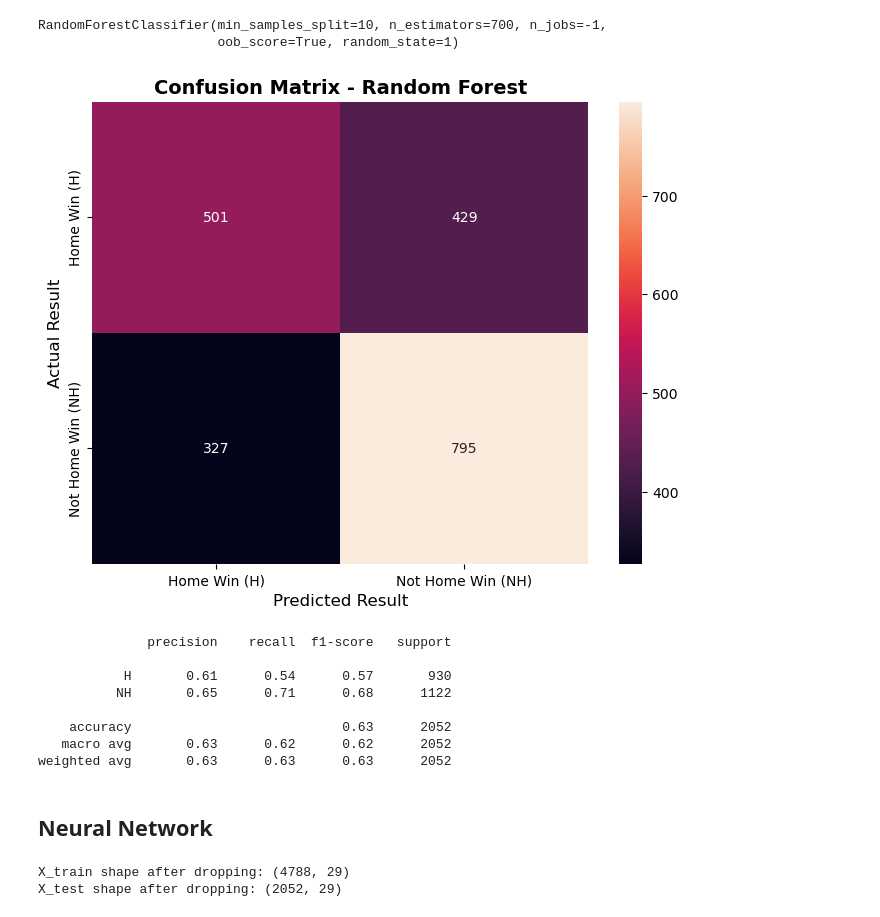
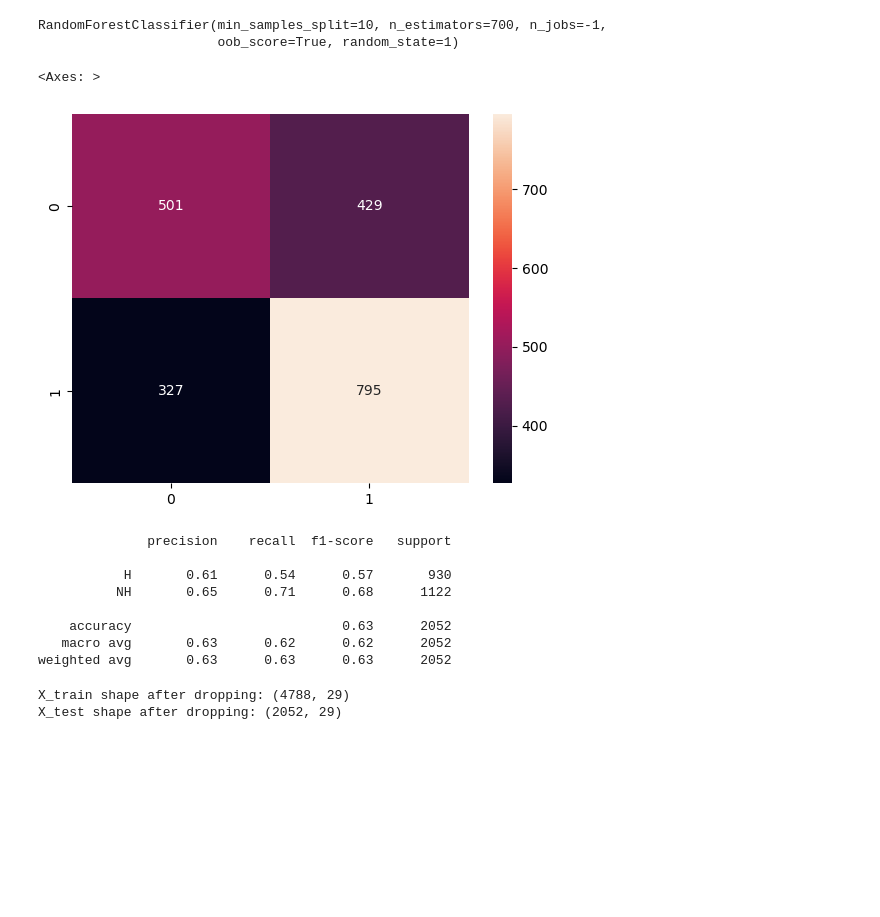
Before and after one commit to 1mustyz/research-projects, a Jupyter notebook: sport-prediction/prediction.ipynb, the cells around one changed output. Cells and saved outputs as stored; diff of their text form; code cells hidden in the pictures; blank space fills up the shorter version.

```diff
--- a/sport-prediction/prediction.ipynb
+++ b/sport-prediction/prediction.ipynb
@@ -1317,8 +1294,3 @@ print(classification_report(y_test, Y_pred))
     accuracy                           0.55      2052
    macro avg       0.27      0.50      0.35      2052
 weighted avg       0.30      0.55      0.39      2052
-# %%
-# Fitting Naive Bayes to the training set
-from sklearn.naive_bayes import GaussianNB
-classifier = GaussianNB()
-classifier.fit(X_train, y_train)
@@ -1384,22 +1318,10 @@ Y_pred = classifier.predict(X_test)
 from sklearn.metrics import confusion_matrix
 cm = confusion_matrix(y_test, Y_pred)
 # %%
-plt.figure(figsize=(8, 6))
-
-# Create heatmap with labels
-sns.heatmap(cm, annot=True, fmt='d',
-            xticklabels=['Home Win (H)', 'Not Home Win (NH)'],  # H first, NH second
-            yticklabels=['Home Win (H)', 'Not Home Win (NH)'],  # H first, NH second
-            )
-
-# Add titles and labels
-plt.title('Confusion Matrix - Random Forest', fontsize=14, fontweight='bold')
-plt.ylabel('Actual Result', fontsize=12)
-plt.xlabel('Predicted Result', fontsize=12)
-
-plt.show()
+sns.heatmap(cm, annot=True, fmt='d')
 # %% [output]
+<Axes: >
-[figure, old version]
+[figure, new version]
 # %%
 print(classification_report(y_test, Y_pred))
 # %% [output]
@@ -1411,8 +1333,6 @@ print(classification_report(y_test, Y_pred))
     accuracy                           0.63      2052
    macro avg       0.63      0.62      0.62      2052
 weighted avg       0.63      0.63      0.63      2052
-# %% [markdown]
-## Neural Network
 # %%
 # Remove the Unnamed column from both training and test sets
 X_train = X_train.drop('Unnamed: 0', axis=1)  # or whatever the exact name is
```
Also changed, not shown: parts of 26 cells of this notebook, 2 other files.
